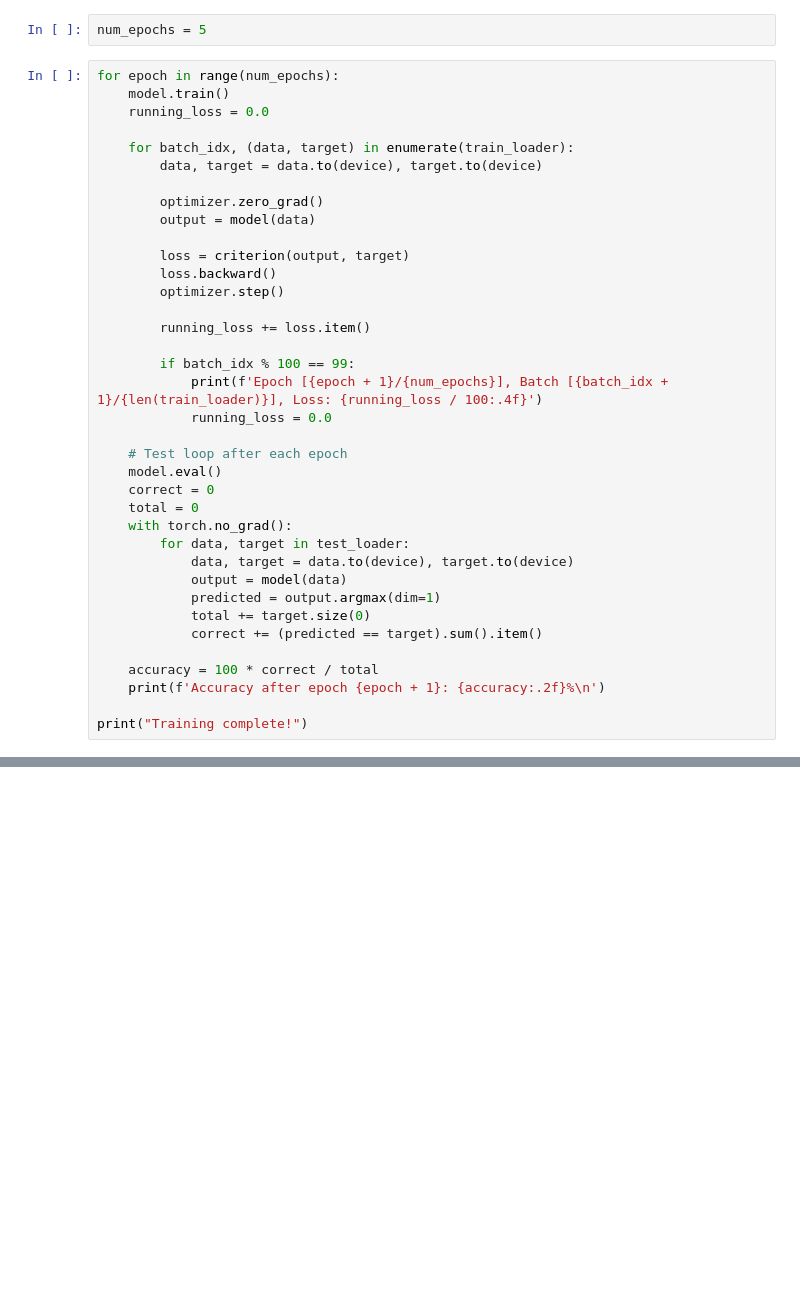
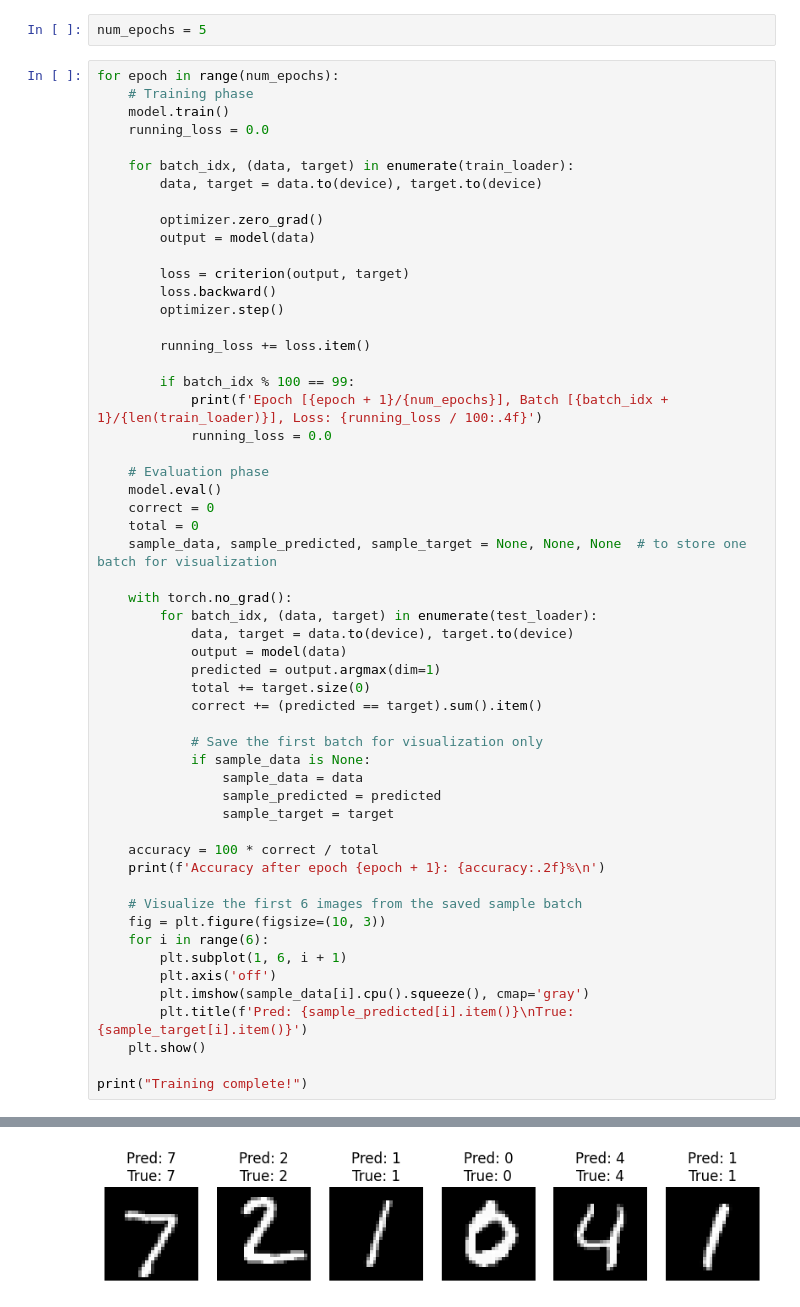
Before and after one commit to Abhijeet-KC/Image_Processing, a Jupyter notebook: Classification_Using_LeNet/Code.ipynb, the cells around one changed output, grey strips where cells are left out. Saved outputs shown, nothing was run; the diff lists cells and outputs as text; blank space fills up the shorter version.

```diff
--- a/Classification_Using_LeNet/Code.ipynb
+++ b/Classification_Using_LeNet/Code.ipynb
@@ -60,6 +62,7 @@ optimizer = optim.Adam(model.parameters(), lr = 0.001)
 num_epochs = 5
 # %%
 for epoch in range(num_epochs):
+    # Training phase
     model.train()
     running_loss = 0.0
 
@@ -79,20 +82,37 @@ for epoch in range(num_epochs):
             print(f'Epoch [{epoch + 1}/{num_epochs}], Batch [{batch_idx + 1}/{len(train_loader)}], Loss: {running_loss / 100:.4f}')
             running_loss = 0.0
 
-    # Test loop after each epoch
+    # Evaluation phase
     model.eval()
     correct = 0
     total = 0
+    sample_data, sample_predicted, sample_target = None, None, None  # to store one batch for visualization
+
     with torch.no_grad():
-        for data, target in test_loader:
+        for batch_idx, (data, target) in enumerate(test_loader):
             data, target = data.to(device), target.to(device)
             output = model(data)
             predicted = output.argmax(dim=1)
             total += target.size(0)
             correct += (predicted == target).sum().item()
 
+            # Save the first batch for visualization only
+            if sample_data is None:
+                sample_data = data
+                sample_predicted = predicted
+                sample_target = target
+
     accuracy = 100 * correct / total
     print(f'Accuracy after epoch {epoch + 1}: {accuracy:.2f}%\n')
 
+    # Visualize the first 6 images from the saved sample batch
+    fig = plt.figure(figsize=(10, 3))
+    for i in range(6):
+        plt.subplot(1, 6, i + 1)
+        plt.axis('off')
+        plt.imshow(sample_data[i].cpu().squeeze(), cmap='gray')
+        plt.title(f'Pred: {sample_predicted[i].item()}\nTrue: {sample_target[i].item()}')
+    plt.show()
+
 print("Training complete!")
 # %% [output]
@@ -115,0 +129 @@ Training complete!
+[figure, added]
```
Also changed, not shown: parts of 2 cells of this notebook.
